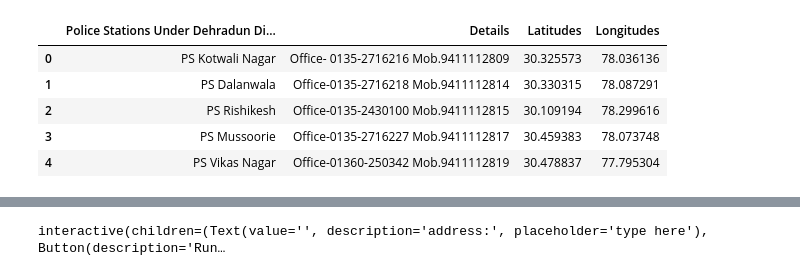
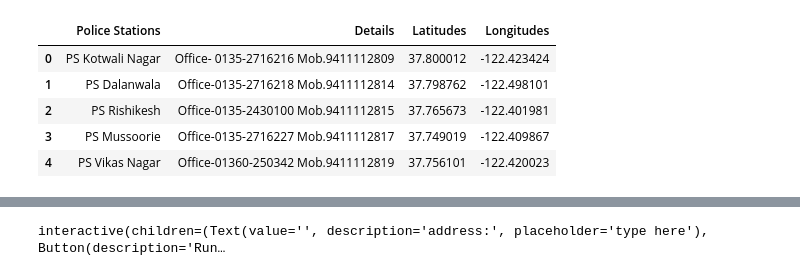
Before and after one commit to upes-open/Open-Crime-Analysis, a Jupyter notebook: visualization/Crime_Mapping_Hackathon_Police_Station.ipynb, the cells around one changed output, grey strips where cells are left out. Saved outputs shown, nothing was run; the diff lists cells and outputs as text; code cells hidden in the pictures.

```diff
--- a/visualization/Crime_Mapping_Hackathon_Police_Station.ipynb
+++ b/visualization/Crime_Mapping_Hackathon_Police_Station.ipynb
@@ -56,13 +57,13 @@ ut_map_lc
 # %% [output]
 [interactive output not drawn]
 # %%
-criminal_csv = pd.read_csv("Police_Stations_Map.csv") # read the data
-criminal_csv.drop('0', axis=1, inplace=True)
-criminal_csv.head()
+police_st_csv = pd.read_csv("Police_Stations_Map.csv") # read the data
+police_st_csv.drop('0', axis=1, inplace=True)
+police_st_csv.head()
 # %% [output]
-|  | Police Stations Under Dehradun Di... | Details | Latitudes | Longitudes |
-| 0 | PS Kotwali Nagar | Office- 0135-2716216 Mob.9411112809 | 30.325573 | 78.036136 |
-| 1 | PS Dalanwala | Office-0135-2716218 Mob.9411112814 | 30.330315 | 78.087291 |
-| 2 | PS Rishikesh | Office-0135-2430100 Mob.9411112815 | 30.109194 | 78.299616 |
-| 3 | PS Mussoorie | Office-0135-2716227 Mob.9411112817 | 30.459383 | 78.073748 |
-| 4 | PS Vikas Nagar | Office-01360-250342 Mob.9411112819 | 30.478837 | 77.795304 |
+|  | Police Stations | Details | Latitudes | Longitudes |
+| 0 | PS Kotwali Nagar | Office- 0135-2716216 Mob.9411112809 | 37.800012 | -122.423424 |
+| 1 | PS Dalanwala | Office-0135-2716218 Mob.9411112814 | 37.798762 | -122.498101 |
+| 2 | PS Rishikesh | Office-0135-2430100 Mob.9411112815 | 37.765673 | -122.401981 |
+| 3 | PS Mussoorie | Office-0135-2716227 Mob.9411112817 | 37.749019 | -122.409867 |
+| 4 | PS Vikas Nagar | Office-01360-250342 Mob.9411112819 | 37.756101 | -122.420023 |
```
Also changed, not shown: parts of 10 cells of this notebook, 1 other file.
